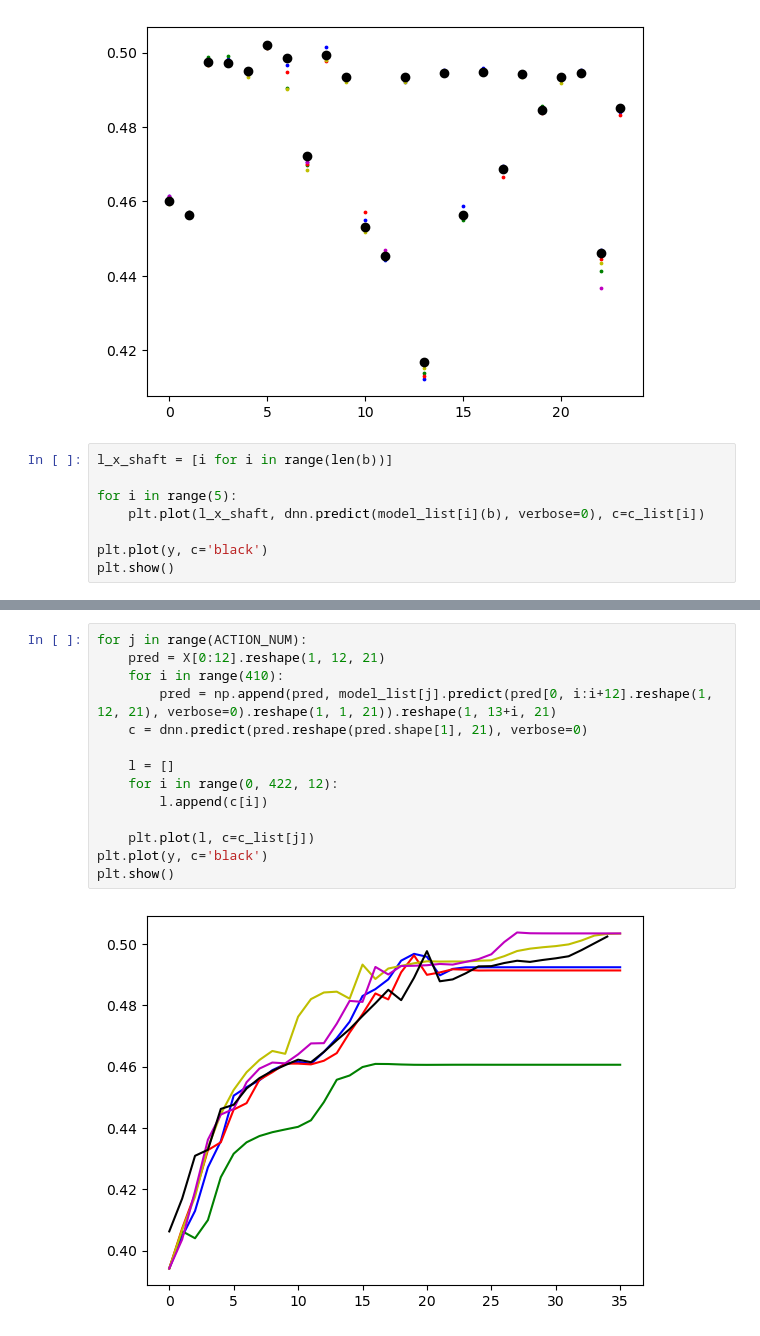
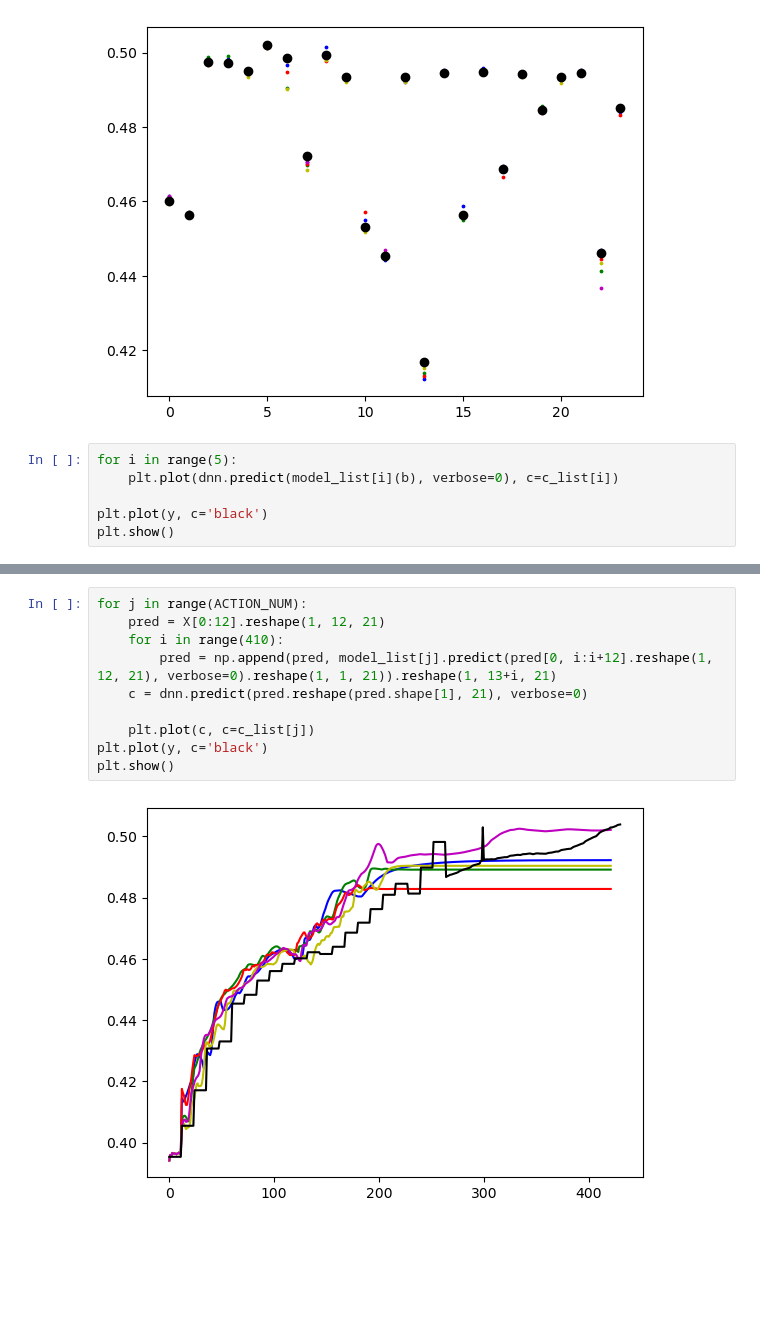
Before and after one commit to PYTHONLL-kang/activ, a Jupyter notebook: programs/last/action_lstm.ipynb, the cells around one changed output, grey strips where cells are left out. Drawn from its saved outputs; the diff is of its cells as text; blank space fills up the shorter version.

```diff
--- a/programs/last/action_lstm.ipynb
+++ b/programs/last/action_lstm.ipynb
@@ -108,10 +108,8 @@ plt.show()
 # %% [output]
 [figure]
 # %%
-l_x_shaft = [i for i in range(len(b))]
-
 for i in range(5):
-    plt.plot(l_x_shaft, dnn.predict(model_list[i](b), verbose=0), c=c_list[i])
+    plt.plot(dnn.predict(model_list[i](b), verbose=0), c=c_list[i])
 
 plt.plot(y, c='black')
 plt.show()
@@ -121,16 +118,12 @@ ValueError: x and y must have same first dimension, but have shapes (419,) and (
 # %%
 for j in range(ACTION_NUM):
     pred = X[0:12].reshape(1, 12, 21)
     for i in range(410):
         pred = np.append(pred, model_list[j].predict(pred[0, i:i+12].reshape(1, 12, 21), verbose=0).reshape(1, 1, 21)).reshape(1, 13+i, 21)
     c = dnn.predict(pred.reshape(pred.shape[1], 21), verbose=0)
 
-    l = []
-    for i in range(0, 422, 12):
-        l.append(c[i])
-
-    plt.plot(l, c=c_list[j])
+    plt.plot(c, c=c_list[j])
 plt.plot(y, c='black')
 plt.show()
 # %% [output]
-[figure, old version]
+[figure, new version]
```
Also changed, not shown: parts of 1 cell of this notebook.
